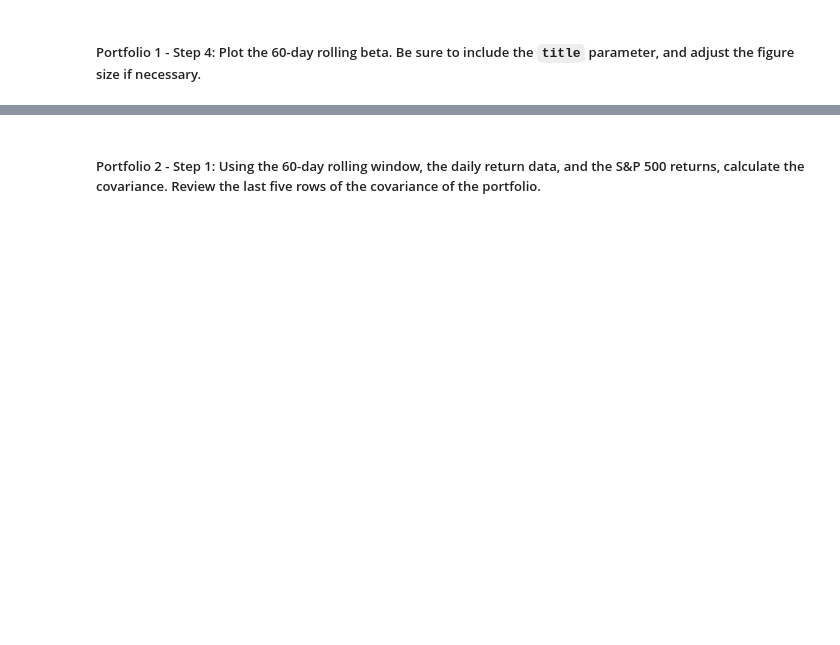
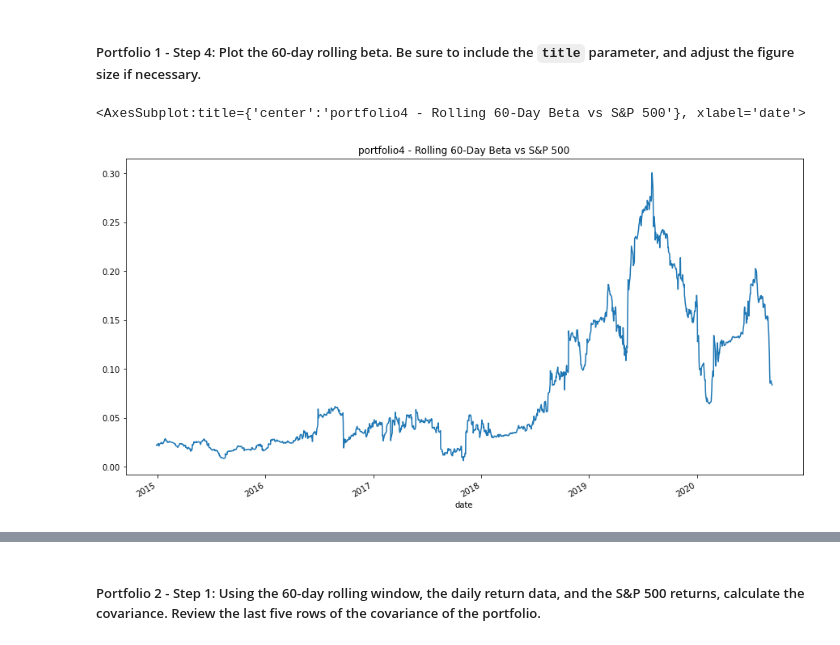
Before and after one commit to EGeorge2021r/Challenge4_Repo, a Jupyter notebook: Starter_Code/risk_return_analysis.ipynb, the cells around one changed output, grey strips where cells are left out. Cells and saved outputs as stored; diff of their text form; code cells hidden in the pictures; blank space fills up the shorter version.

```diff
--- a/Starter_Code/risk_return_analysis.ipynb
+++ b/Starter_Code/risk_return_analysis.ipynb
@@ -653,12 +653,9 @@ Name: S&P 500, Length: 1437, dtype: float64
 # %%
 # Calculate the covariance using a 60-day rolling window
 
-# Review the last five rows of the covariance data
-# YOUR CODE HERE
-#covariance = daily_return['S&P 500'].cov(daily_return)
-paulsoncovariance = daily_returns['PAULSON & CO.INC.'].rolling(window=60).cov(daily_returnsp500)
+paulson_covariance = daily_returns['PAULSON & CO.INC.'].rolling(window=60).cov(daily_returnsp500).dropna()
 
 # Display the covariance
-paulsoncovariance
+paulson_covariance
 # %% [output]
 date
@@ -703,5 +686,6 @@ print(f"{covariance: .8f} ")
 ##### Portfolio 1 - Step 2: Calculate the beta of the portfolio. To do that, divide the covariance of the portfolio by the variance of the S&P 500.
 # %%
 # Calculate the beta based on the 60-day rolling covariance compared to the market (S&P 500)
-# Review the last five rows of the beta information
-# YOUR CODE HERE
+
+portfolio4_beta = paulsoncovariance / variance_sp500df
+portfolio4_beta
@@ -715,4 +778,10 @@ print(f"{covariance: .8f} ")
 # %%
 # Plot the rolling beta
 # Include a title parameter and adjust the figure size
-# YOUR CODE HERE
+portfolio4_beta.plot(
+    figsize=(15, 8),
+    title='portfolio4 - Rolling 60-Day Beta vs S&P 500'
+)
+# %% [output]
+<AxesSubplot:title={'center':'portfolio4 - Rolling 60-Day Beta vs S&P 500'}, xlabel='date'>
+[figure, added]
```
Also changed, not shown: parts of 17 cells of this notebook.
